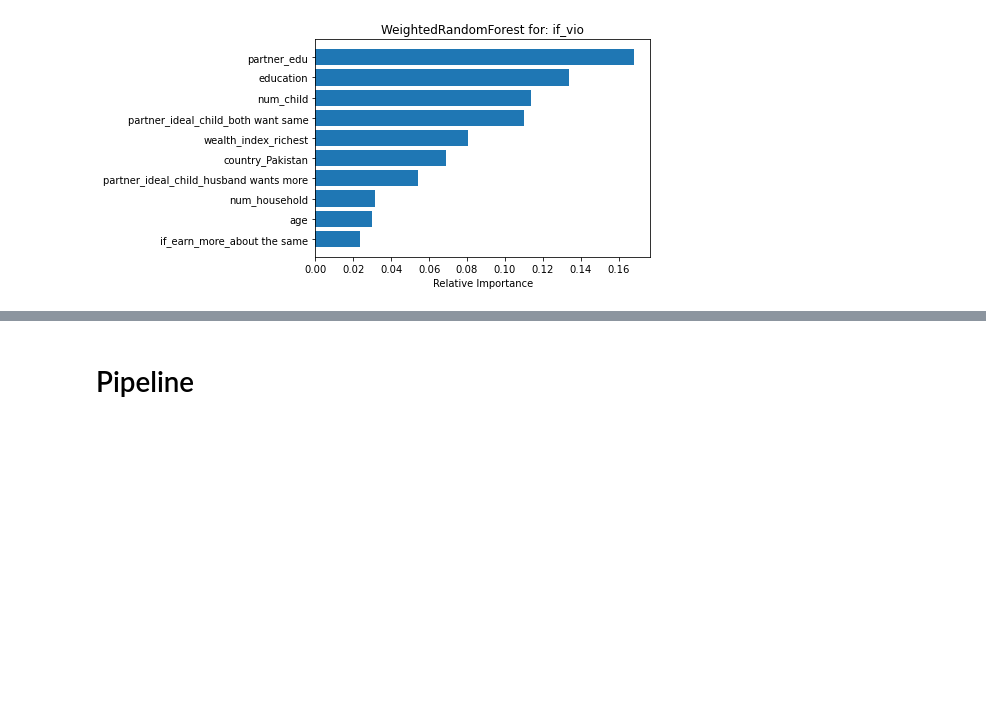
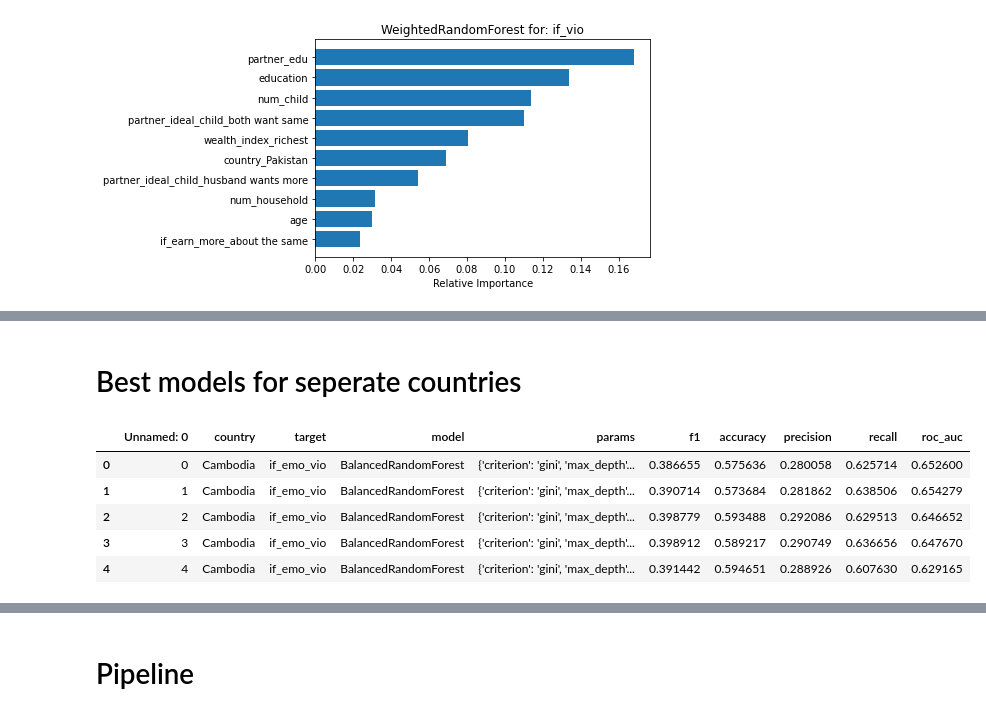
Before and after one commit to keiraou/ML-final-project, a Jupyter notebook: Tree_ensembles_analysis.ipynb, the cells around one changed output, grey strips where cells are left out. Drawn from its saved outputs; the diff is of its cells as text; code cells hidden in the pictures; blank space fills up the shorter version.

```diff
--- a/Tree_ensembles_analysis.ipynb
+++ b/Tree_ensembles_analysis.ipynb
@@ -305,0 +306,2 @@ best_models.to_csv('model_result/best_model_test_result_tree_5combined')
+# %% [markdown]
+# Best models for seperate countries
@@ -305,0 +315,10 @@ best_models.to_csv('model_result/best_model_test_result_tree_5combined')
+# %%
+model_result_seperate = pd.read_csv("model_result/result_model_trees_5seperate.csv")
+model_result_seperate.head()
+# %% [output]
+|  | Unnamed: 0 | country | target | model | params | f1 | accuracy | precision | recall | roc_auc |
+| 0 | 0 | Cambodia | if_emo_vio | BalancedRandomForest | {'criterion': 'gini', 'max_depth'... | 0.386655 | 0.575636 | 0.280058 | 0.625714 | 0.652600 |
+| 1 | 1 | Cambodia | if_emo_vio | BalancedRandomForest | {'criterion': 'gini', 'max_depth'... | 0.390714 | 0.573684 | 0.281862 | 0.638506 | 0.654279 |
+| 2 | 2 | Cambodia | if_emo_vio | BalancedRandomForest | {'criterion': 'gini', 'max_depth'... | 0.398779 | 0.593488 | 0.292086 | 0.629513 | 0.646652 |
+| 3 | 3 | Cambodia | if_emo_vio | BalancedRandomForest | {'criterion': 'gini', 'max_depth'... | 0.398912 | 0.589217 | 0.290749 | 0.636656 | 0.647670 |
+| 4 | 4 | Cambodia | if_emo_vio | BalancedRandomForest | {'criterion': 'gini', 'max_depth'... | 0.391442 | 0.594651 | 0.288926 | 0.607630 | 0.629165 |
```
Also changed, not shown: parts of 34 cells of this notebook.
